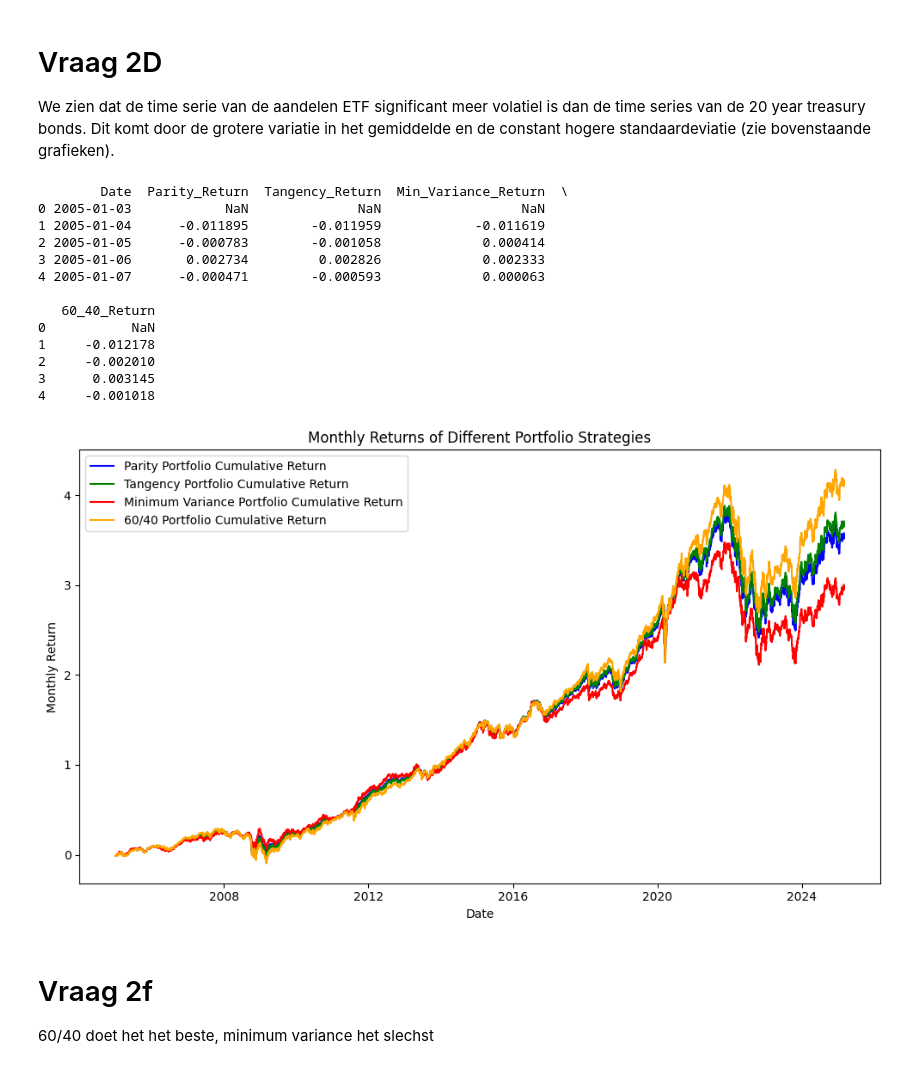
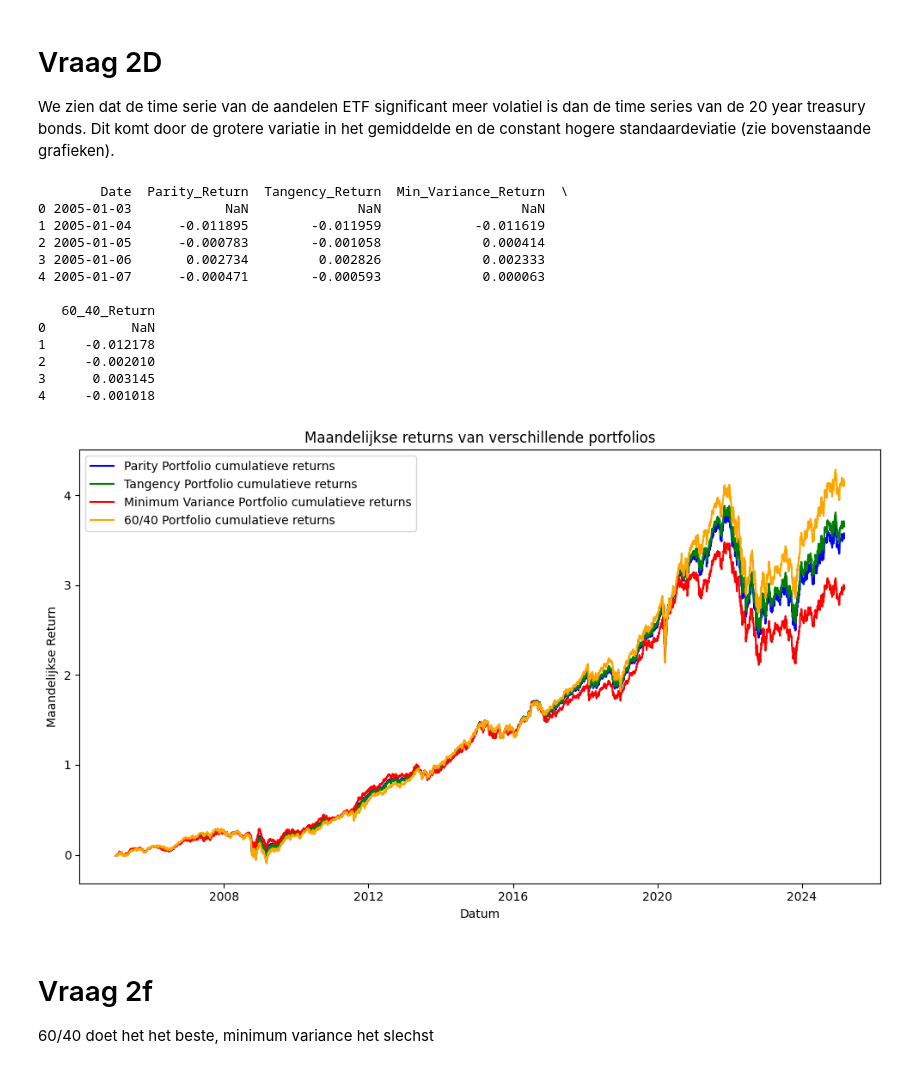
Before and after one commit to RensG2005/seminarfinance, a Jupyter notebook: index.ipynb, the cells around one changed output. Drawn from its saved outputs; the diff is of its cells as text; code cells hidden in the pictures.

```diff
--- a/index.ipynb
+++ b/index.ipynb
@@ -79,7 +79,7 @@ We zien dat de time serie van de aandelen ETF significant meer volatiel is dan d
 # %%
 #.resample M is deprecated
 import warnings
-warnings.simplefilter(action='ignore', category=FutureWarning)
+warnings.simplefilter(action="ignore", category=FutureWarning)
 
 # Vraag 2E
 vti_monthly = vti.resample("M", on="Date").last()
@@ -116,41 +116,41 @@ returns_df["Min_Variance_Return"] = (returns_df["Return_VTI"] * min_var_weight_v
 # 60 / 40 returns
 returns_df["60_40_Return"] = (returns_df["Return_VTI"] * 0.6 + returns_df["Return_TLT"] * 0.4)
 
 print(returns_df[["Date", "Parity_Return", "Tangency_Return", "Min_Variance_Return", "60_40_Return"]].head())
 
 returns_df["Cumulative_Parity_Return"] = (1 + returns_df["Parity_Return"]).cumprod() - 1
 returns_df["Cumulative_Tangency_Return"] = (1 + returns_df["Tangency_Return"]).cumprod() - 1
 returns_df["Cumulative_Min_Variance_Return"] = (1 + returns_df["Min_Variance_Return"]).cumprod() - 1
 returns_df["Cumulative_60_40_Return"] = (1 + returns_df["60_40_Return"]).cumprod() - 1
 
 fig, ax = plt.subplots(figsize=(10, 6))
-ax.plot(returns_df["Date"], returns_df["Cumulative_Parity_Return"], label="Parity Portfolio Cumulative Return", color="blue")
-ax.plot(returns_df["Date"], returns_df["Cumulative_Tangency_Return"], label="Tangency Portfolio Cumulative Return", color="green")
-ax.plot(returns_df["Date"], returns_df["Cumulative_Min_Variance_Return"], label="Minimum Variance Portfolio Cumulative Return", color="red")
-ax.plot(returns_df["Date"], returns_df["Cumulative_60_40_Return"], label="60/40 Portfolio Cumulative Return", color="orange")
+ax.plot(returns_df["Date"], returns_df["Cumulative_Parity_Return"], label="Parity Portfolio cumulatieve returns", color="blue")
+ax.plot(returns_df["Date"], returns_df["Cumulative_Tangency_Return"], label="Tangency Portfolio cumulatieve returns", color="green")
+ax.plot(returns_df["Date"], returns_df["Cumulative_Min_Variance_Return"], label="Minimum Variance Portfolio cumulatieve returns", color="red")
+ax.plot(returns_df["Date"], returns_df["Cumulative_60_40_Return"], label="60/40 Portfolio cumulatieve returns", color="orange")
 
-ax.set_title("Monthly Returns of Different Portfolio Strategies")
-ax.set_xlabel("Date")
-ax.set_ylabel("Monthly Return")
+ax.set_title("Maandelijkse returns van verschillende portfolios")
+ax.set_xlabel("Datum")
+ax.set_ylabel("Maandelijkse Return")
 ax.legend()
 
 plt.tight_layout()
 plt.show()
 # %% [output]
         Date  Parity_Return  Tangency_Return  Min_Variance_Return  \
 0 2005-01-03            NaN              NaN                  NaN
 1 2005-01-04      -0.011895        -0.011959            -0.011619
 2 2005-01-05      -0.000783        -0.001058             0.000414
 3 2005-01-06       0.002734         0.002826             0.002333
 4 2005-01-07      -0.000471        -0.000593             0.000063
 
    60_40_Return
 0           NaN
 1     -0.012178
 2     -0.002010
 3      0.003145
 4     -0.001018
-[figure, old version]
+[figure, new version]
 # %% [markdown]
 # Vraag 2f
 60/40 doet het het beste,
```
Also changed, not shown: parts of 1 cell of this notebook, 1 other file.
